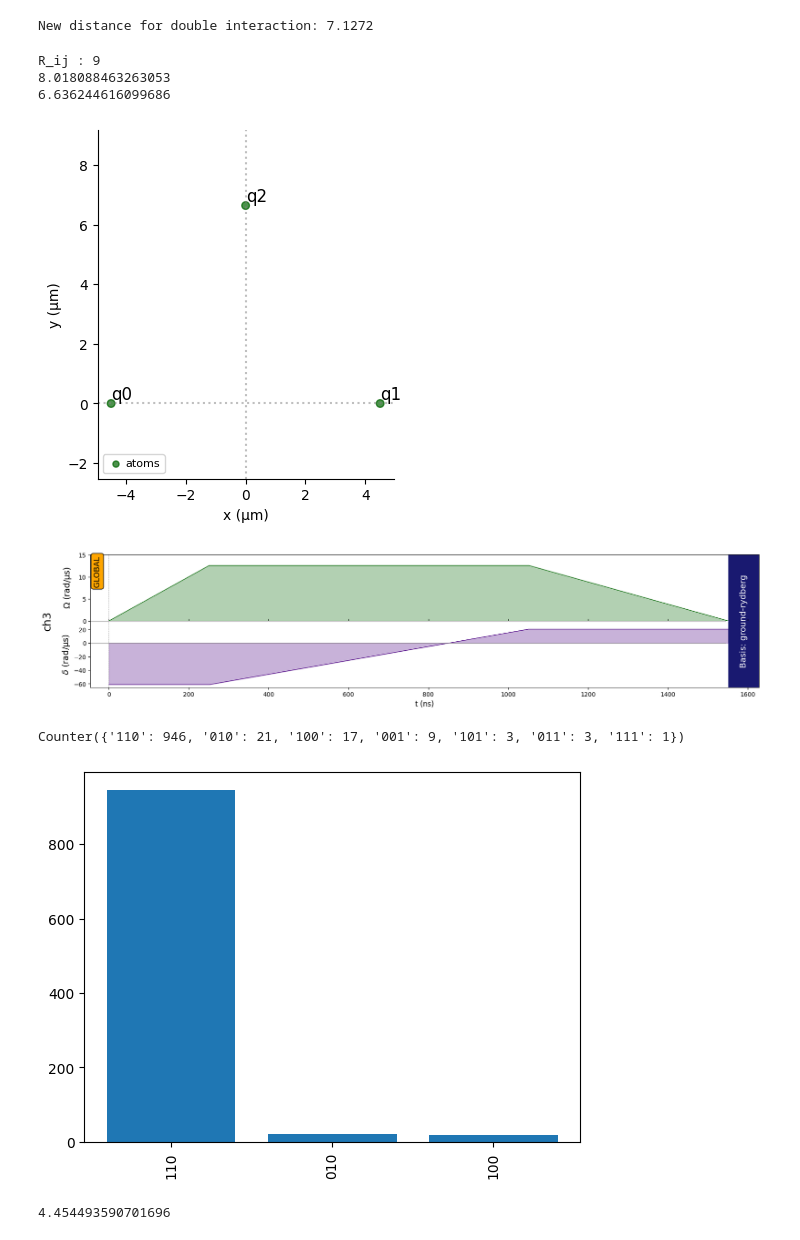
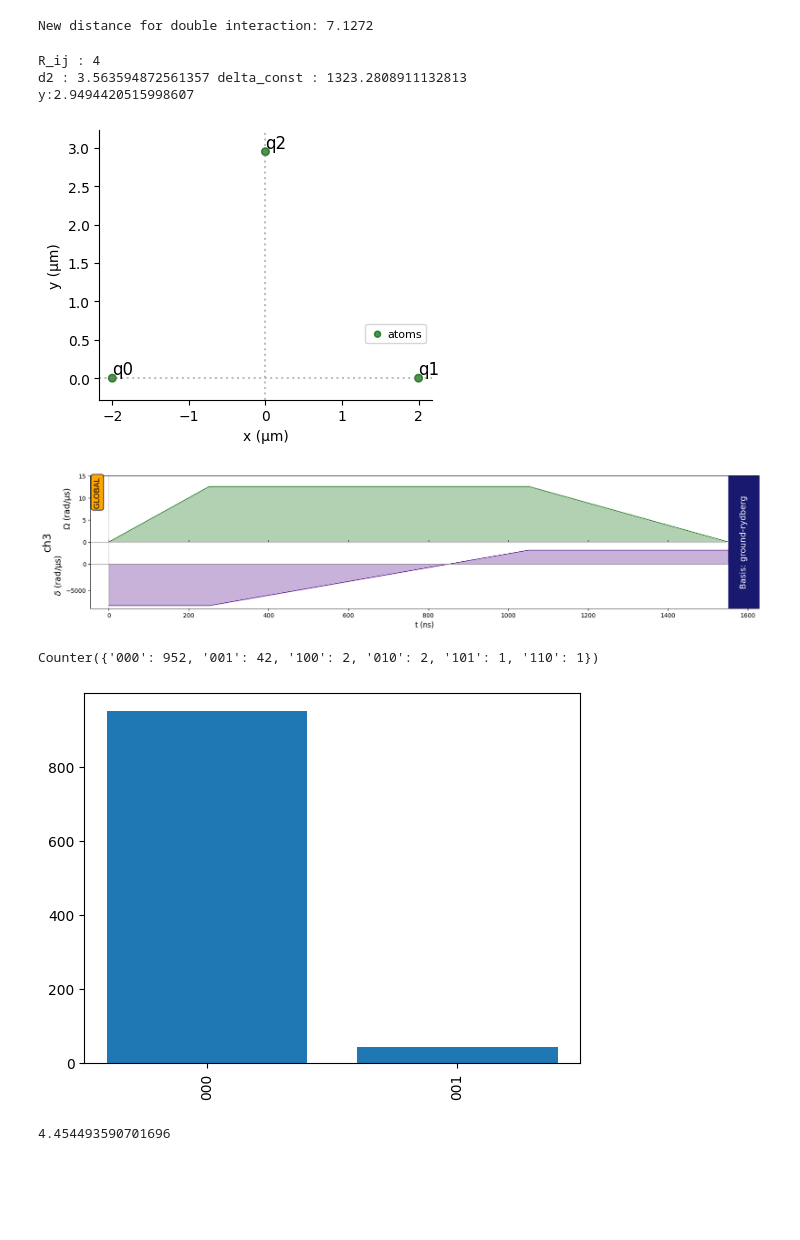
Before and after one commit to Kuift/Pasqal_0419, a Jupyter notebook: 414/pseudopascal.ipynb, the cells around one changed output. Saved outputs shown, nothing was run; the diff lists cells and outputs as text; code cells hidden in the pictures; blank space fills up the shorter version.

```diff
--- a/414/pseudopascal.ipynb
+++ b/414/pseudopascal.ipynb
@@ -100,7 +100,7 @@ import math
 
 def get_registers(initial_d,distance2):
     y = math.sqrt(abs((initial_d/2)**2 - distance2**2))
-    print(y)
+    print(f'y:{y}')
     return Register({
     "q0": (-initial_d/2, 0),
     "q1": (initial_d/2, 0),
@@ -109,11 +109,8 @@ def get_registers(initial_d,distance2):
 
 def set_pulse_sequence(R_ij, C_6, device):
     delta_const = C_6 / (R_ij ** 6)
-    #C_6 / (distance1 ** 6) = 0.5 * (C_6/ (distance2 ** 6))
-    dist_2=(0.5*(R_ij**6))**(1/6)
-    #dist_2 = 0.89089871814*R_ij
-    #dist_2 = 1.12246204830*R_ij
-    print(dist_2)
+    dist_2=(0.5*(R_ij**6))**(1/6) # solve for distance2 in this equation : C_6 / (distance1 ** 6) = 0.5 * (C_6/ (distance2 ** 6))
+    print(f'd2 : {dist_2} delta_const : {delta_const}')
 
     reg = get_registers(R_ij,dist_2)
     reg.draw()
@@ -135,41 +132,41 @@ def set_pulse_sequence(R_ij, C_6, device):
     seq.add(pulse3, "ch3")
     seq.measure("ground-rydberg")
 
     return seq
 
 def run_experiment(backend):
     result = backend.run()
     counts = result.sample_final_state(1000)
     return counts
 
 
 device = MockDevice
 C_6 = device.interaction_coeff
-R_ij = 9 # distance in micrometers
+R_ij = 4 # distance in micrometers
 
 print(f"R_ij : {R_ij}")
 
 seq = set_pulse_sequence(R_ij,C_6,device)
 seq.draw()
 counts = run_experiment(pulser.backends.QutipBackend(seq))
 
 # Let's plot the histogram associated to the measurements
 # Let's select only the states that are measured more than 10 times
 print(counts)
 most_freq = {k: v for k, v in counts.items() if v > 10}
 plt.bar(list(most_freq.keys()), list(most_freq.values()))
 plt.xticks(rotation="vertical")
 plt.show()
 
 #(0.5*(d1**6))**(1/6)=d2**(1/6)
 # %% [output]
-R_ij : 9
-8.018088463263053
-6.636244616099686
+R_ij : 4
+d2 : 3.563594872561357 delta_const : 1323.2808911132813
+y:2.9494420515998607
-[figure, old version]
+[figure, new version]
-[figure, old version]
+[figure, new version]
-Counter({'110': 946, '010': 21, '100': 17, '001': 9, '101': 3, '011': 3, '111': 1})
+Counter({'000': 952, '001': 42, '100': 2, '010': 2, '101': 1, '110': 1})
-[figure, old version]
+[figure, new version]
 # %%
 d1=5
 d2=(0.5*(d1**6))**(1/6)
```
Also changed, not shown: 4 other files.
